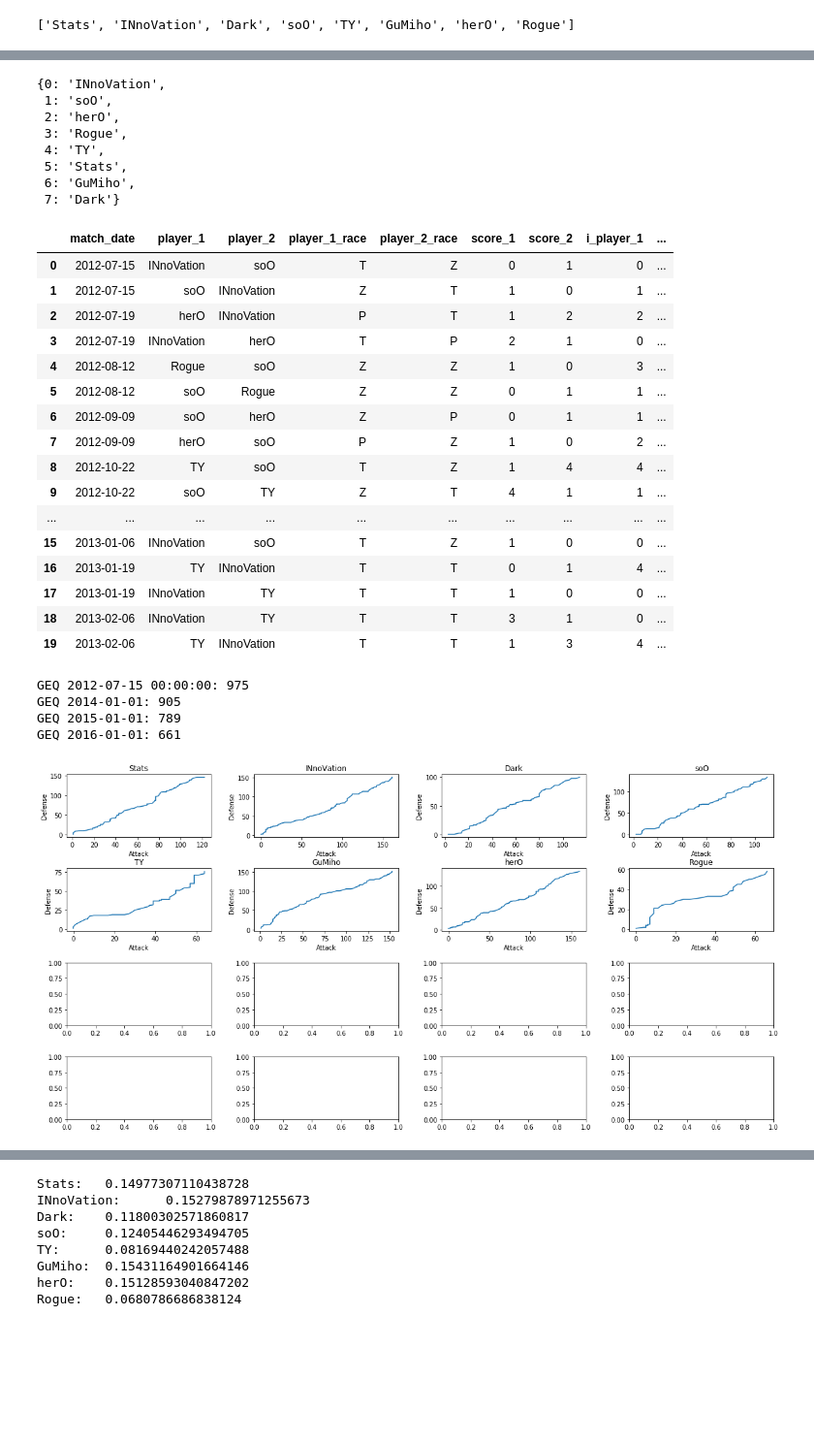
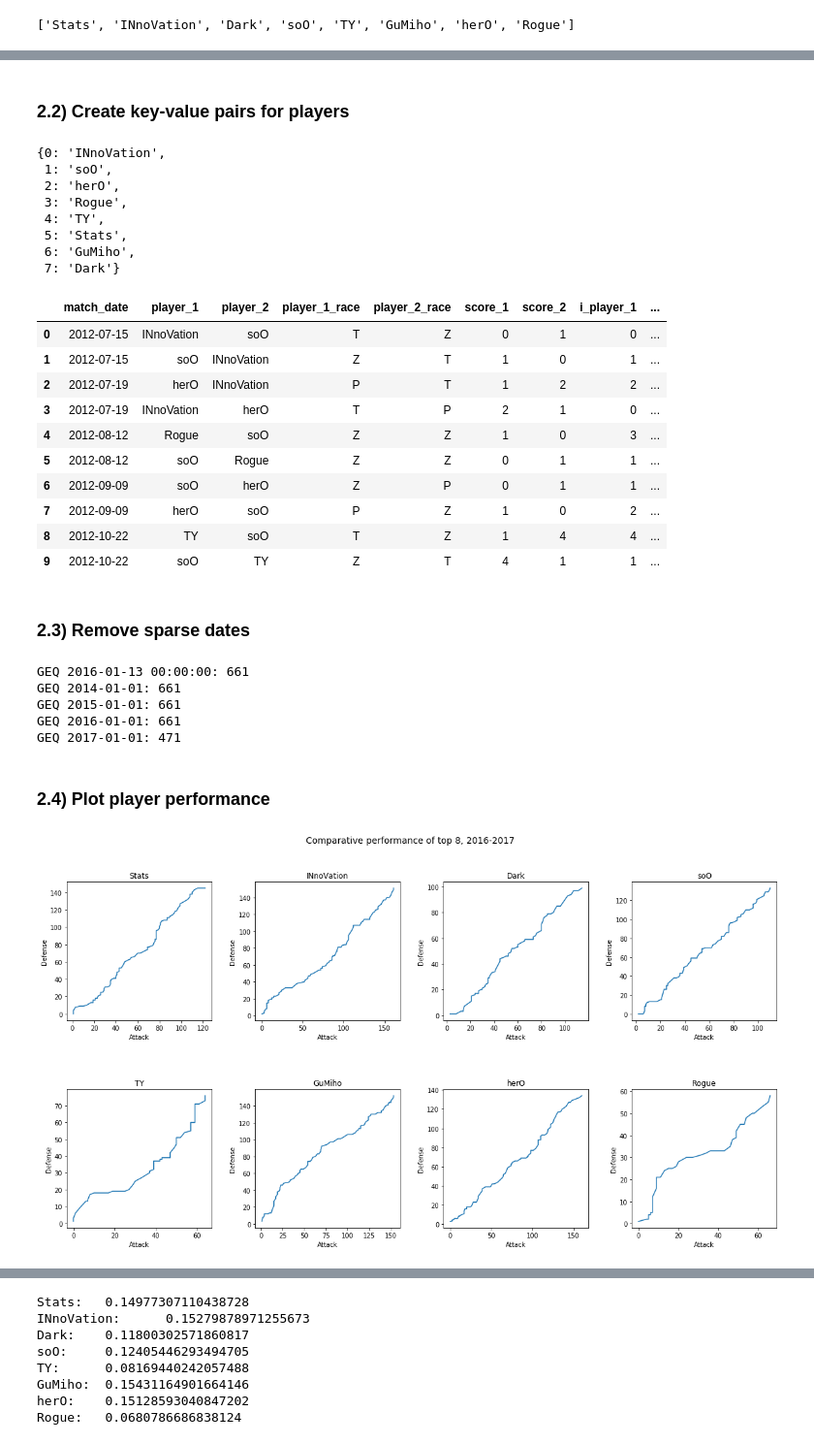
Before and after one commit to adamingwersen/starcraft, a Jupyter notebook: inspect.ipynb, the cells around one changed output, grey strips where cells are left out. Shown at 97% size. Cells and saved outputs as stored; diff of their text form; code cells hidden in the pictures; blank space fills up the shorter version.

```diff
--- a/inspect.ipynb
+++ b/inspect.ipynb
@@ -99,29 +96,30 @@ data.drop(['player_1_match_status',
 # %%
 data.match_date = pd.to_datetime(data.match_date)
 data = data.sort_values(by = ['match_date'])
+# %% [markdown]
+### 2.2) Create key-value pairs for players
 # %%
 players      = data['player_1'].unique()
 players      = pd.DataFrame(players, columns=['players'])
 players['i'] = players.index
 playerd = players.to_dict()
+playerd = playerd['players']
+playerd
+# %% [output]
+{0: 'INnoVation',
+ 1: 'soO',
+ 2: 'herO',
+ 3: 'Rogue',
+ 4: 'TY',
+ 5: 'Stats',
+ 6: 'GuMiho',
+ 7: 'Dark'}
-# %%
-playerd = playerd['players']
-playerd
-# %% [output]
-{0: 'INnoVation',
- 1: 'soO',
- 2: 'herO',
- 3: 'Rogue',
- 4: 'TY',
- 5: 'Stats',
- 6: 'GuMiho',
- 7: 'Dark'}
 # %%
 data = pd.merge(data, players, left_on='player_1', right_on='players', how='left')
 data = data.rename(columns = {'i': 'i_player_1'}).drop('players', 1)
 data = pd.merge(data, players, left_on='player_2', right_on='players', how='left')
 data = data.rename(columns = {'i': 'i_player_2'}).drop('players', 1)
-data.head(20)
+data.head(10)
 # %% [output]
 |  | match_date | player_1 | player_2 | player_1_race | player_2_race | score_1 | score_2 | i_player_1 | ... |
 | 0 | 2012-07-15 | INnoVation | soO | T | Z | 0 | 1 | 0 | ... |
@@ -134,22 +132,21 @@ data.head(20)
 | 7 | 2012-09-09 | herO | soO | P | Z | 1 | 0 | 2 | ... |
 | 8 | 2012-10-22 | TY | soO | T | Z | 1 | 4 | 4 | ... |
 | 9 | 2012-10-22 | soO | TY | Z | T | 4 | 1 | 1 | ... |
-| ... | ... | ... | ... | ... | ... | ... | ... | ... | ... |
-| 15 | 2013-01-06 | INnoVation | soO | T | Z | 1 | 0 | 0 | ... |
-| 16 | 2013-01-19 | TY | INnoVation | T | T | 0 | 1 | 4 | ... |
-| 17 | 2013-01-19 | INnoVation | TY | T | T | 1 | 0 | 0 | ... |
-| 18 | 2013-02-06 | INnoVation | TY | T | T | 3 | 1 | 0 | ... |
-| 19 | 2013-02-06 | TY | INnoVation | T | T | 1 | 3 | 4 | ... |
+# %% [markdown]
+### 2.3) Remove sparse dates
 # %%
-dates = [min(data.match_date), "2014-01-01", "2015-01-01", "2016-01-01"]
+dates = [min(data.match_date), "2014-01-01", "2015-01-01", "2016-01-01", "2017-01-01"]
 for date in dates:
     print("GEQ {}: {}".format(date, len(data[data['match_date'] >= pd.to_datetime(date)])))
 data = data[data['match_date'] >= pd.to_datetime(dates[3])]
 # %% [output]
-GEQ 2012-07-15 00:00:00: 975
-GEQ 2014-01-01: 905
-GEQ 2015-01-01: 789
+GEQ 2016-01-13 00:00:00: 661
+GEQ 2014-01-01: 661
+GEQ 2015-01-01: 661
 GEQ 2016-01-01: 661
+GEQ 2017-01-01: 471
+# %% [markdown]
+### 2.4) Plot player performance
 # %%
 def plot_multi(player, data, i, ax):
     sumdata = data.copy()
@@ -161,15 +158,16 @@ def plot_multi(player, data, i, ax):
     ax[i].set_ylabel('Defense')
     del(sumdata)
 # %%
-fig, axs = plt.subplots(4,4, figsize=(20, 10), facecolor='w', edgecolor='k')
+fig, axs = plt.subplots(2,4, figsize=(20, 10), facecolor='w', edgecolor='k')
 fig.subplots_adjust(hspace = .5, wspace=.3)
 axs = axs.ravel()
 i = 0
 
 for player in top9:
     plot_multi(player, data, i, axs)
     i += 1
+fig.suptitle("Comparative performance of top 8, 2016-2017", fontsize = 14)
 
 fig.savefig('subplot_2.png')
 # %% [output]
-[figure, old version]
+[figure, new version]
```
Also changed, not shown: parts of 39 cells of this notebook, 14 other files.
